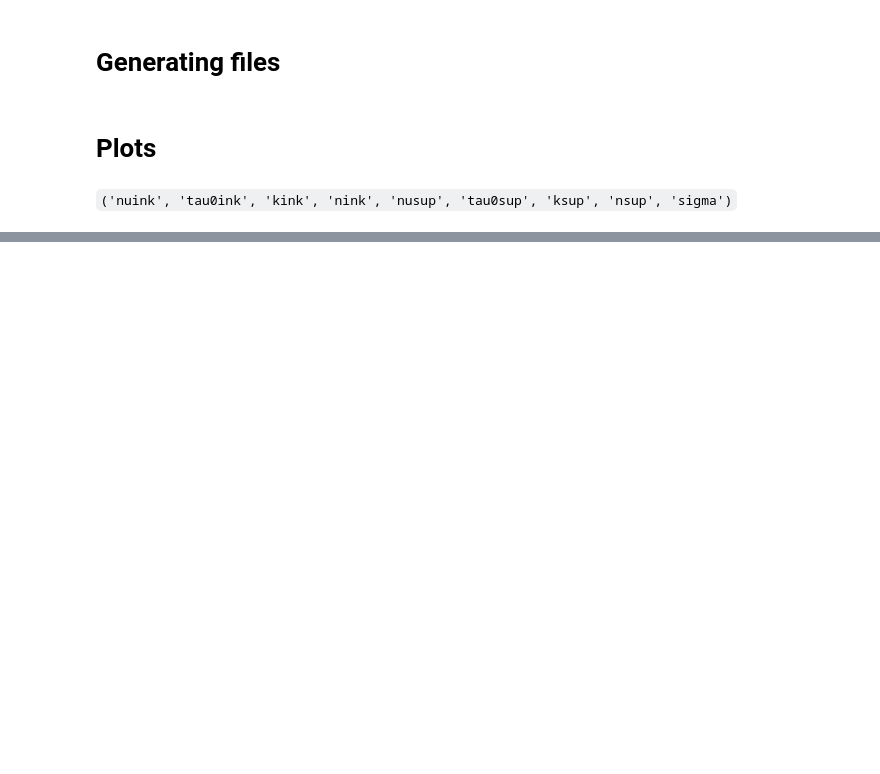
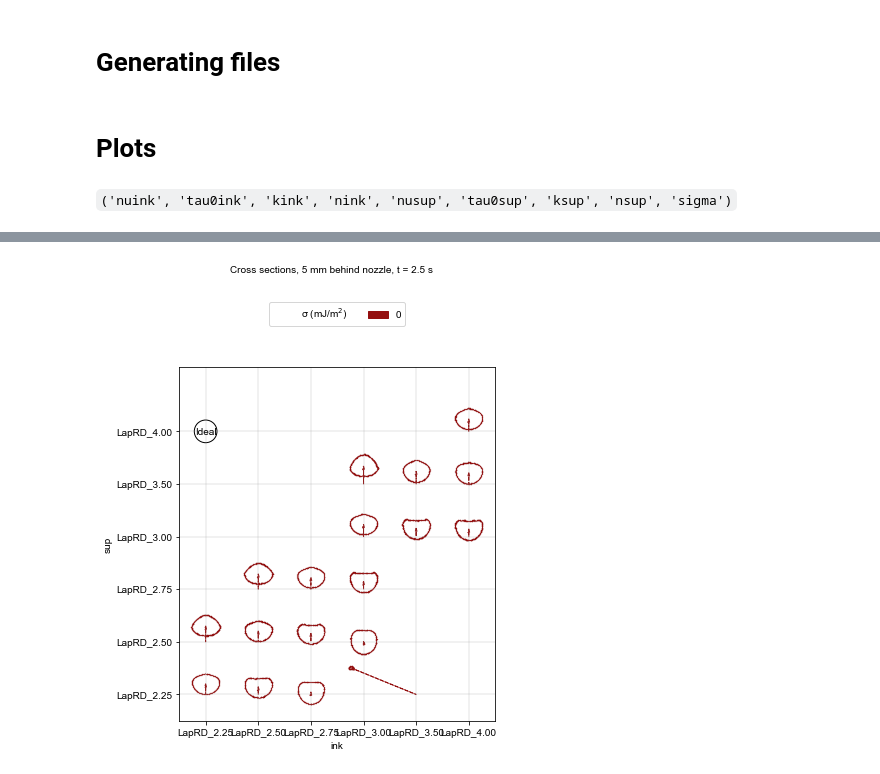
Before and after one commit to usnistgov/openfoamEmbedded3DP, a Jupyter notebook: pythonscripts/interfacemetrics_LapRD.ipynb, the cells around one changed output, grey strips where cells are left out. Cells and saved outputs as stored; diff of their text form; code cells hidden in the pictures; blank space fills up the shorter version.

```diff
--- a/pythonscripts/interfacemetrics_LapRD.ipynb
+++ b/pythonscripts/interfacemetrics_LapRD.ipynb
@@ -43,28 +48,29 @@ txtPlots0(EFOLDERS[0], EXPORTFOLDER, xvar='kink*ksup', yvar='ksup/kink*nink', sp
 # %%
 for i, TOPFOLDER in enumerate(EFOLDERS):
     xvar = 'ink'
     yvar = 'sup'
     txtPlots0(TOPFOLDER, EXPORTFOLDER, xvar=xvar, yvar=yvar, overwrite=False)
-    timePlots(TOPFOLDER, EXPORTFOLDER, xvar=xvar, yvar=yvar, overwrite=True)
-    runtimePlots0(TOPFOLDER, EXPORTFOLDER, xvar=xvar, yvar=yvar, overwrite=True)
+    timePlots(TOPFOLDER, EXPORTFOLDER, xvar=xvar, yvar=yvar, overwrite=False)
+    runtimePlots0(TOPFOLDER, EXPORTFOLDER, xvar=xvar, yvar=yvar, overwrite=False)
 
     xposition = 5
     for t in [2.5]:
         for s in [['arean', 0.7, 1.8], ['vertdispn', 0, 1], ['aspectratio', 0.6, 1.7], ['speeddecay', 0.5, 1.0]]:
-            metricPlots(TOPFOLDER, EXPORTFOLDER, t, xposition, s[0], xvar=xvar, yvar=yvar, split=True, sigmalist=[0,40], overwrite=True, tmin=s[1], tmax=s[2])
+            metricPlots(TOPFOLDER, EXPORTFOLDER, t, xposition, s[0], xvar=xvar, yvar=yvar, split=True, overwrite=False, tmin=s[1], tmax=s[2])
 
     for t in [1, 2.5]:
-        for sigma in [0, 40]:
-            for ta in ['y_umag', 'y_viscy', 'y_uslicey', 'x_uslicex', 'x_viscx']:
-                picPlots0(TOPFOLDER, EXPORTFOLDER, t, sigma, tag=ta, xvar=xvar, yvar=yvar, overwrite=True)
+        for ta in ['y_umag', 'y_viscy', 'y_uslicey', 'x_uslicex', 'x_viscx']:
+            picPlots0(TOPFOLDER, EXPORTFOLDER, t, 0, tag=ta, xvar=xvar, yvar=yvar, overwrite=False)
 
     for t in [2.5]:
         xposition = 5
-        XSPlots0(TOPFOLDER, EXPORTFOLDER, t, xposition, [0, 40], xvar=xvar, yvar=yvar, overwrite=True)
+        XSPlots0(TOPFOLDER, EXPORTFOLDER, t, xposition, [0], xvar=xvar, yvar=yvar, overwrite=False)
 
-    for sigma in [0, 40]:
+    for sigma in [0]:
         imsize=1.3
-        steadyPlots(TOPFOLDER, imsize, EXPORTFOLDER, [sigma], xvar=xvar, yvar=yvar, overwrite=True)
+        steadyPlots(TOPFOLDER, imsize, EXPORTFOLDER, [sigma], xvar=xvar, yvar=yvar, overwrite=False)
+# %% [output]
+[figure, added]
 # %%
 import pandas as pd
 metrics = []
```
Also changed, not shown: parts of 3 cells of this notebook, 10 other files.
